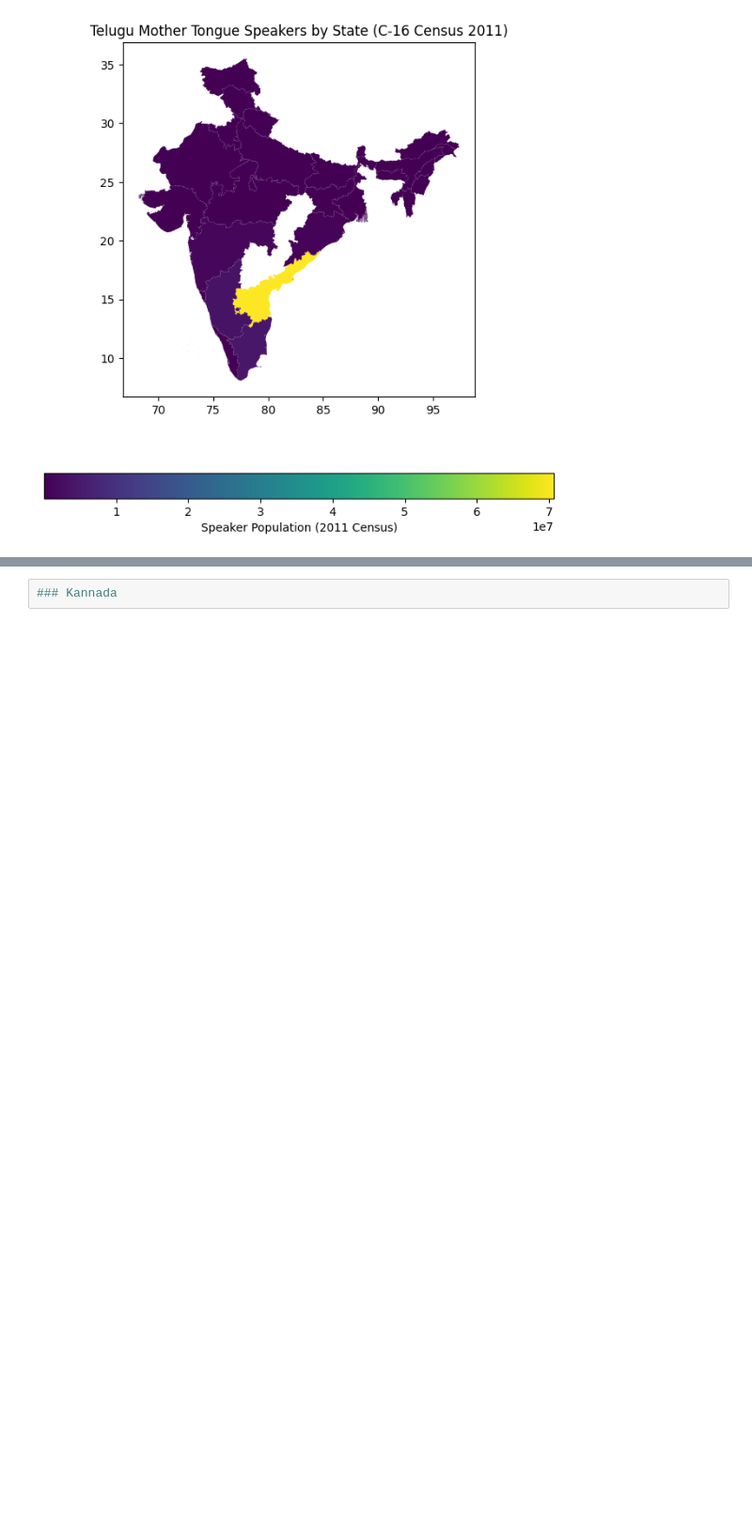
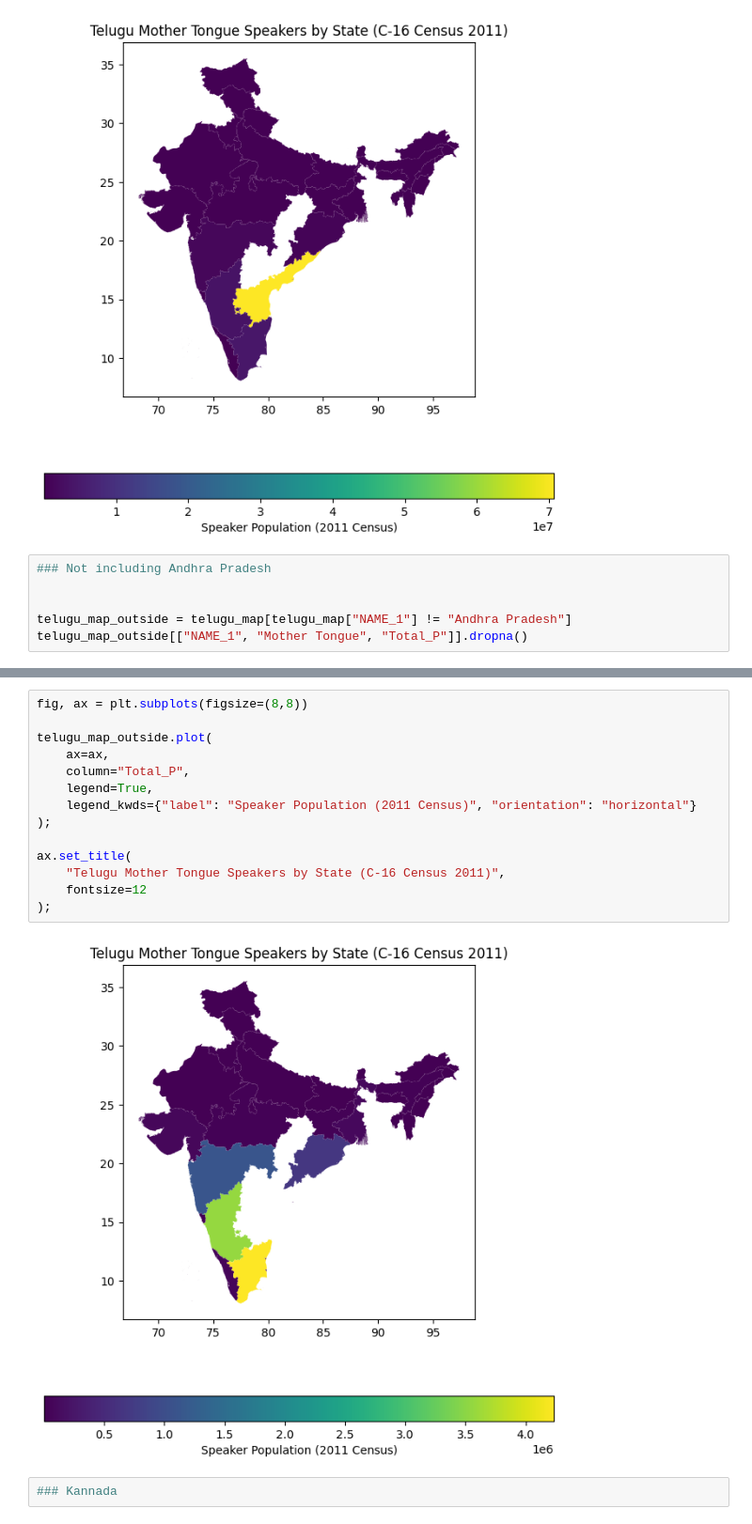
Before and after one commit to squishridyvi/Geographical-Distribution-Mapping-of-Dravidian-Languages-, a Jupyter notebook: Geographical Distribution of Dravidian Languages-Census-C-16.ipynb, the cells around one changed output, grey strips where cells are left out. Shown at 94% size. Saved outputs shown, nothing was run; the diff lists cells and outputs as text; blank space fills up the shorter version.

```diff
--- a/Geographical Distribution of Dravidian Languages-Census-C-16.ipynb
+++ b/Geographical Distribution of Dravidian Languages-Census-C-16.ipynb
@@ -457,3 +460,9 @@ ax.set_title(
 );
 # %% [output]
 [figure]
+# %%
+### Not including Andhra Pradesh
+
+
+telugu_map_outside = telugu_map[telugu_map["NAME_1"] != "Andhra Pradesh"]
+telugu_map_outside[["NAME_1", "Mother Tongue", "Total_P"]].dropna()
@@ -460,3 +487,19 @@ ax.set_title(
+# %%
+fig, ax = plt.subplots(figsize=(8,8))
+
+telugu_map_outside.plot(
+    ax=ax,
+    column="Total_P",
+    legend=True,
+    legend_kwds={"label": "Speaker Population (2011 Census)", "orientation": "horizontal"}
+);
+
+ax.set_title(
+    "Telugu Mother Tongue Speakers by State (C-16 Census 2011)",
+    fontsize=12
+);
+# %% [output]
+[figure, added]
 # %%
 ### Kannada
 # %%
```
Also changed, not shown: parts of 11 cells of this notebook.
